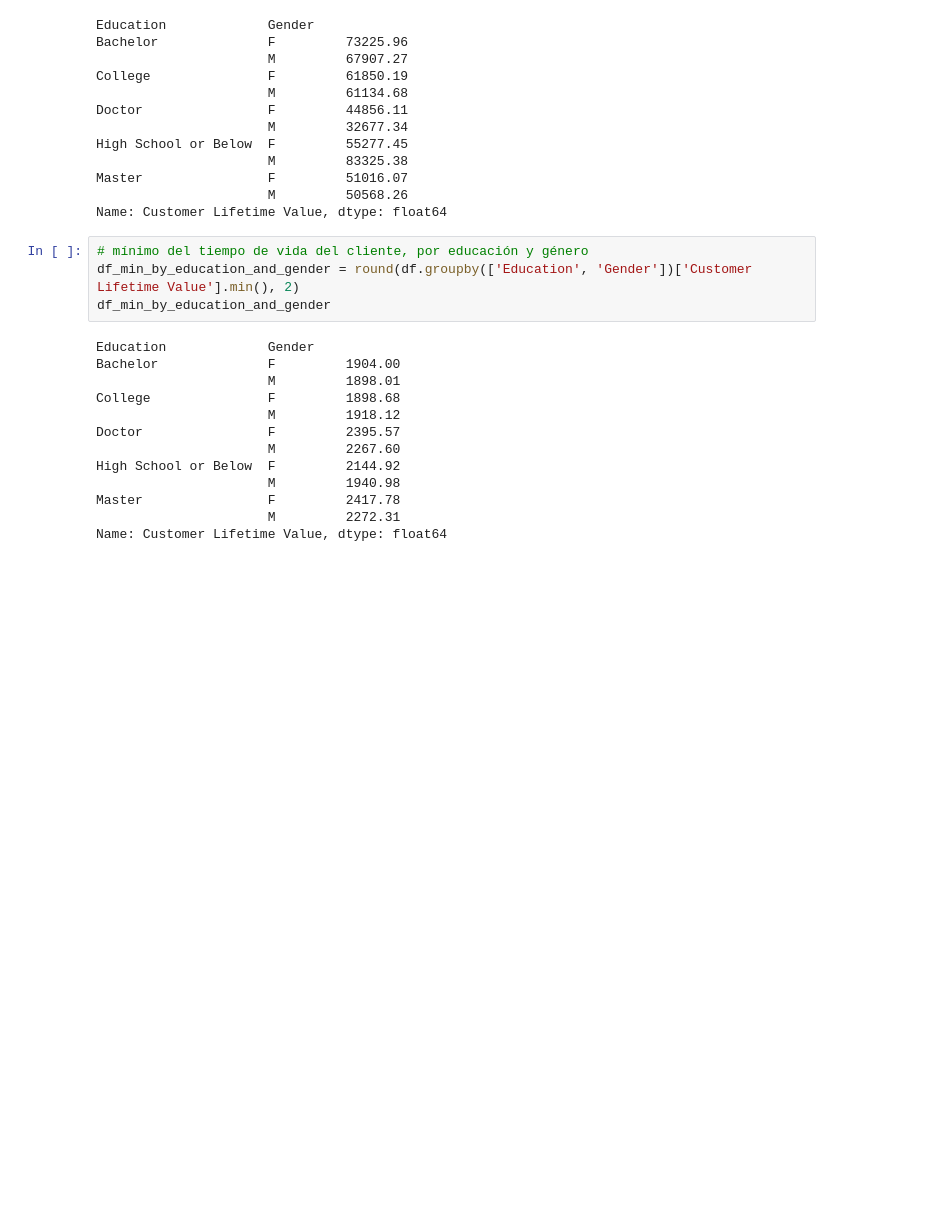
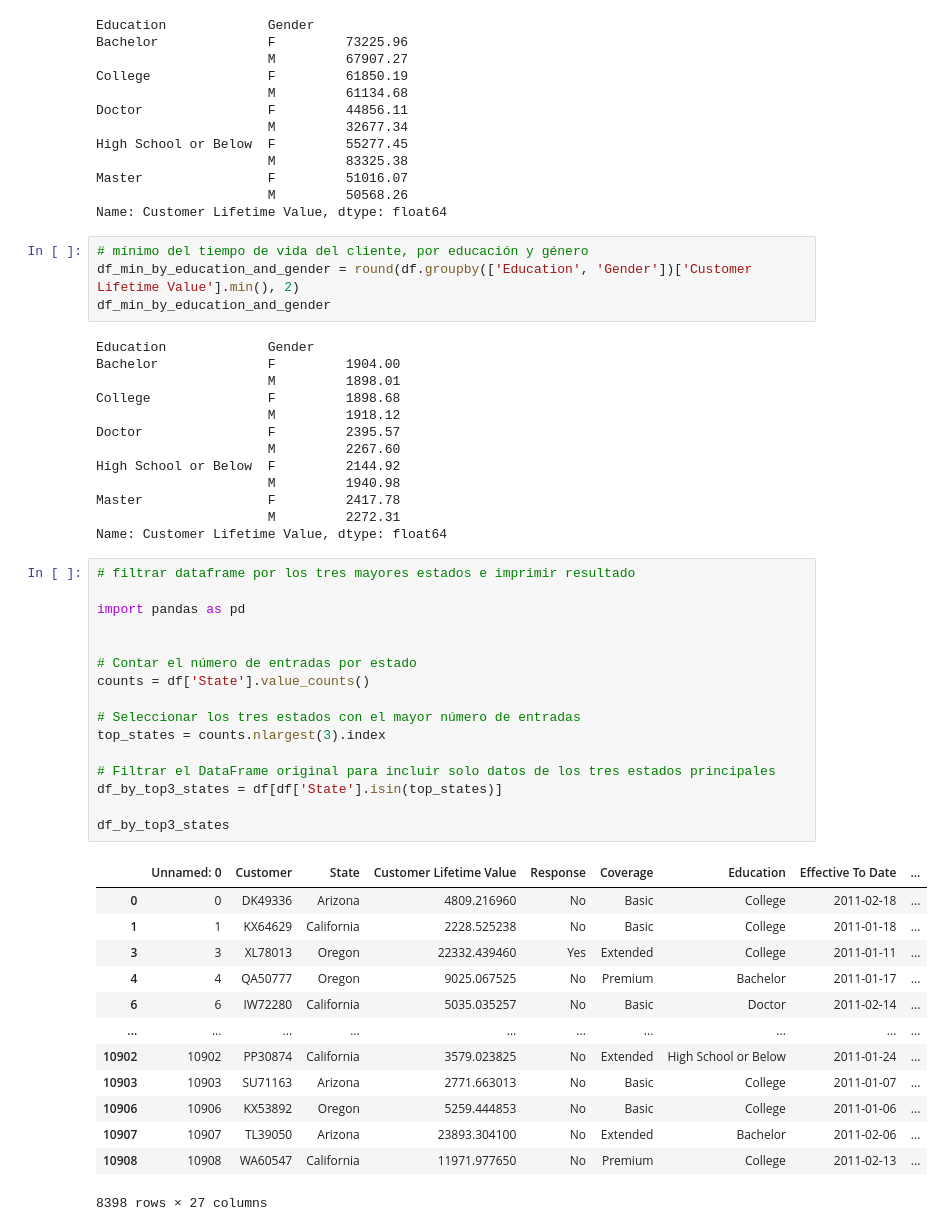
Before and after one commit to data-bootcamp-v4/lab-dw-data-aggregation-and-filtering, a Jupyter notebook: lab-dw-aggregating.ipynb, the cells around one changed output. Drawn from its saved outputs; the diff is of its cells as text; blank space fills up the shorter version.

```diff
--- a/lab-dw-aggregating.ipynb
+++ b/lab-dw-aggregating.ipynb
@@ -207,3 +223,33 @@ High School or Below  F         2144.92
 Master                F         2417.78
                       M         2272.31
 Name: Customer Lifetime Value, dtype: float64
+# %%
+# filtrar dataframe por los tres mayores estados e imprimir resultado
+
+import pandas as pd
+
+
+# Contar el número de entradas por estado
+counts = df['State'].value_counts()
+
+# Seleccionar los tres estados con el mayor número de entradas
+top_states = counts.nlargest(3).index
+
+# Filtrar el DataFrame original para incluir solo datos de los tres estados principales
+df_by_top3_states = df[df['State'].isin(top_states)]
+
+df_by_top3_states
+# %% [output]
+|  | Unnamed: 0 | Customer | State | Customer Lifetime Value | Response | Coverage | Education | Effective To Date | ... |
+| 0 | 0 | DK49336 | Arizona | 4809.216960 | No | Basic | College | 2011-02-18 | ... |
+| 1 | 1 | KX64629 | California | 2228.525238 | No | Basic | College | 2011-01-18 | ... |
+| 3 | 3 | XL78013 | Oregon | 22332.439460 | Yes | Extended | College | 2011-01-11 | ... |
+| 4 | 4 | QA50777 | Oregon | 9025.067525 | No | Premium | Bachelor | 2011-01-17 | ... |
+| 6 | 6 | IW72280 | California | 5035.035257 | No | Basic | Doctor | 2011-02-14 | ... |
+| ... | ... | ... | ... | ... | ... | ... | ... | ... | ... |
+| 10902 | 10902 | PP30874 | California | 3579.023825 | No | Extended | High School or Below | 2011-01-24 | ... |
+| 10903 | 10903 | SU71163 | Arizona | 2771.663013 | No | Basic | College | 2011-01-07 | ... |
+| 10906 | 10906 | KX53892 | Oregon | 5259.444853 | No | Basic | College | 2011-01-06 | ... |
+| 10907 | 10907 | TL39050 | Arizona | 23893.304100 | No | Extended | Bachelor | 2011-02-06 | ... |
+| 10908 | 10908 | WA60547 | California | 11971.977650 | No | Premium | College | 2011-02-13 | ... |
+8398 rows × 27 columns
```
Also changed, not shown: parts of 2 cells of this notebook.
